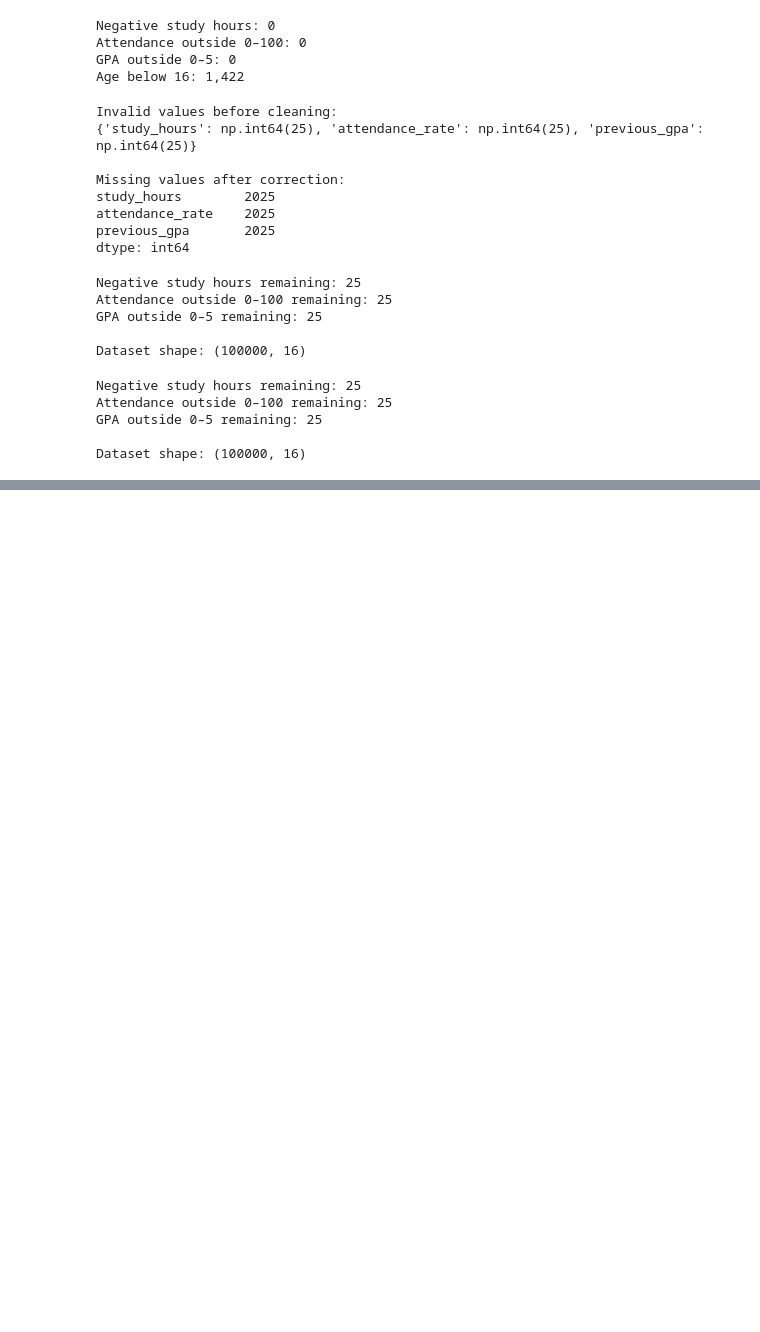
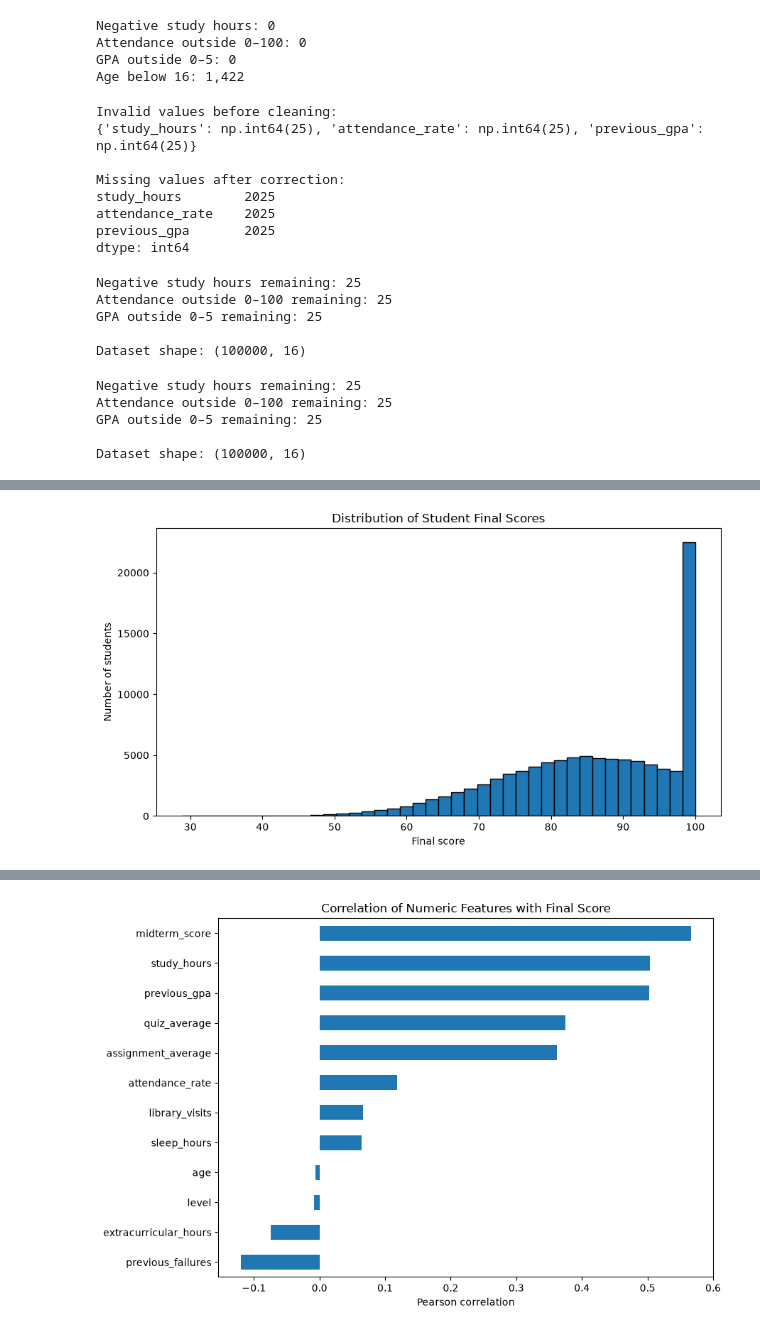
Before and after one commit to Damiemmy/Data_Science_ML, a Jupyter notebook: ml/student_performance_intelligence/notebooks/01_data_discovery.ipynb, the cells around one changed output, grey strips where cells are left out. Drawn from its saved outputs; the diff is of its cells as text; code cells hidden in the pictures; blank space fills up the shorter version.

```diff
--- a/ml/student_performance_intelligence/notebooks/01_data_discovery.ipynb
+++ b/ml/student_performance_intelligence/notebooks/01_data_discovery.ipynb
@@ -238,6 +238,10 @@ GPA outside 0–5 remaining: 25
 Dataset shape: (100000, 16)
 # %%
 
+import pandas as pd
+
+df = pd.read_csv("../data/raw_student_performance.csv")
+clean_df = df.drop_duplicates().copy()
 # Negative study hours, excluding missing values
 print(
     "Negative study hours remaining:",
@@ -418,0 +494,63 @@ Shape: (100000, 16)
+# %%
+
+import matplotlib.pyplot as plt
+import numpy as np
+import pandas as pd
+
+# 1. Understand dataset structure
+print("Dataset shape:", clean_df.shape)
+print("\nData types:")
+print(clean_df.dtypes)
+
+# 2. Inspect numerical distributions
+print("\nNumerical summary:")
+print(clean_df.describe().round(2).T)
+
+# 3. Inspect categorical distributions
+for column in ["department", "internet_access", "level"]:
+    print(f"\n{column} distribution:")
+    print(clean_df[column].value_counts())
+
+# 4. Investigate suspicious ages
+print("\nAge distribution:")
+print(clean_df["age"].describe().round(2))
+print("Students aged below 16:", (clean_df["age"] < 16).sum())
+print("Students aged 3 or below:", (clean_df["age"] <= 3).sum())
+
+# 5. Examine the target variable
+print("\nFinal score distribution:")
+print(clean_df["final_score"].describe().round(2))
+print("Scores at 0:", (clean_df["final_score"] == 0).sum())
+print("Scores at 100:", (clean_df["final_score"] == 100).sum())
+
+# 6. Plot target distribution
+plt.figure(figsize=(9, 5))
+plt.hist(clean_df["final_score"], bins=40, edgecolor="black")
+plt.title("Distribution of Student Final Scores")
+plt.xlabel("Final score")
+plt.ylabel("Number of students")
+plt.tight_layout()
+plt.show()
+
+# 7. Inspect numeric correlations with the target
+# Exclude student_id: it is an identifier, not a meaningful measurement.
+numeric_features = clean_df.select_dtypes(include=np.number).drop(
+    columns=["student_id"], errors="ignore"
+)
+
+target_correlations = (
+    numeric_features.corr(numeric_only=True)["final_score"]
+    .drop("final_score")
+    .sort_values(ascending=False)
+)
+
+print("\nFeature correlations with final_score:")
+print(target_correlations.round(3))
+
+plt.figure(figsize=(9, 6))
+target_correlations.sort_values().plot(kind="barh")
+plt.title("Correlation of Numeric Features with Final Score")
+plt.xlabel("Pearson correlation")
+plt.tight_layout()
+plt.show()
+# %% [output]
@@ -418,0 +574 @@ Shape: (100000, 16)
+[figure, added]
@@ -418,0 +589 @@ Shape: (100000, 16)
+[figure, added]
```
Also changed, not shown: parts of 10 cells of this notebook, 1 other file.
